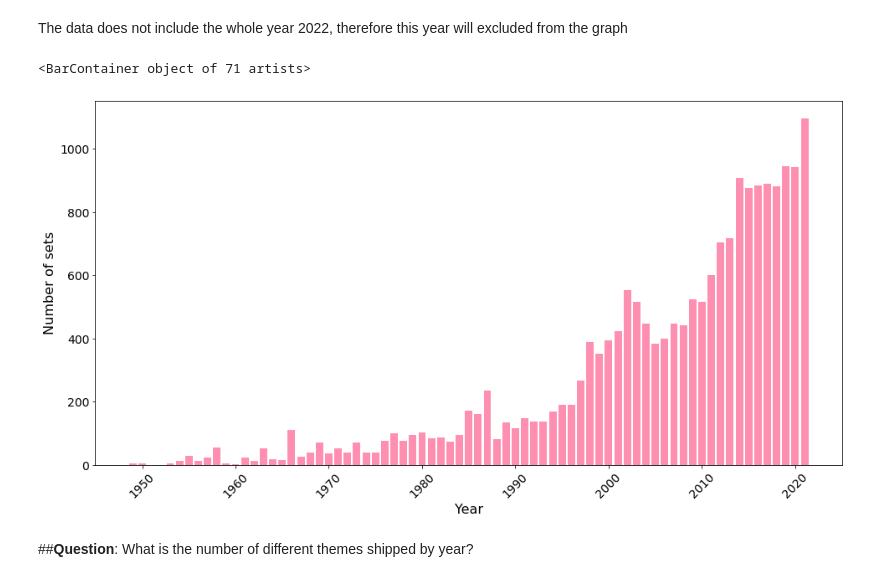
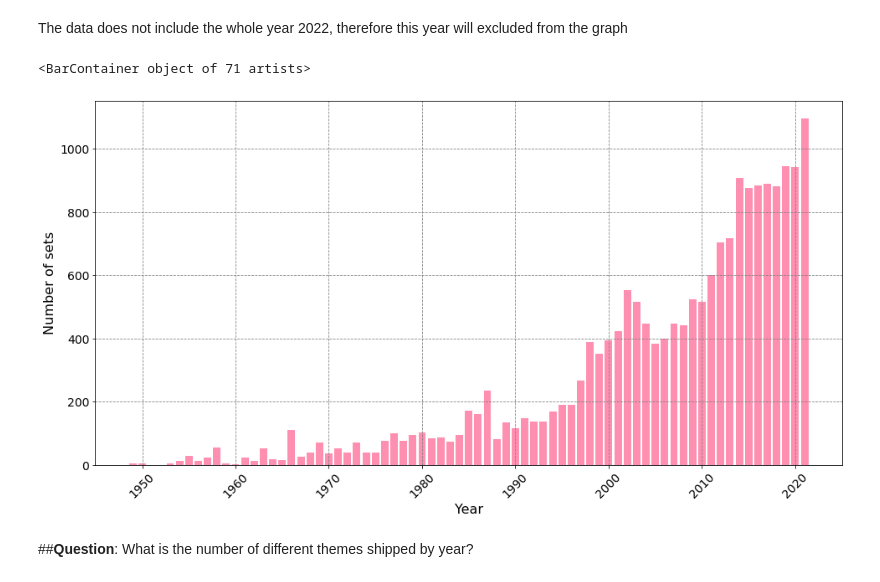
Before and after one commit to MPoblocka/Data-science, a Jupyter notebook: LEGO/LEGO_data_analysis.ipynb, the cells around one changed output. Drawn from its saved outputs; the diff is of its cells as text; code cells hidden in the pictures.

```diff
--- a/LEGO/LEGO_data_analysis.ipynb
+++ b/LEGO/LEGO_data_analysis.ipynb
@@ -123,14 +123,15 @@ Name: set_num, dtype: int64
 The data does not include the whole year 2022, therefore this year will excluded from the graph
 # %%
 plt.figure(figsize=(16,8))
+plt.grid(color="grey", linestyle='--')
 plt.xticks(fontsize=14,rotation=45)
 plt.yticks(fontsize=14)
 plt.xlabel('Year',fontsize=16)
 plt.ylabel('Number of sets',fontsize=16)
 plt.bar(sets_by_year.index[:-1] ,sets_by_year.set_num[:-1], color='#FF8FB1')
 # %% [output]
 <BarContainer object of 71 artists>
-[figure, old version]
+[figure, new version]
 # %% [markdown]
 ##**Question**: What is the number of different themes shipped by year?
 # %%
```
Also changed, not shown: parts of 2 cells of this notebook.
